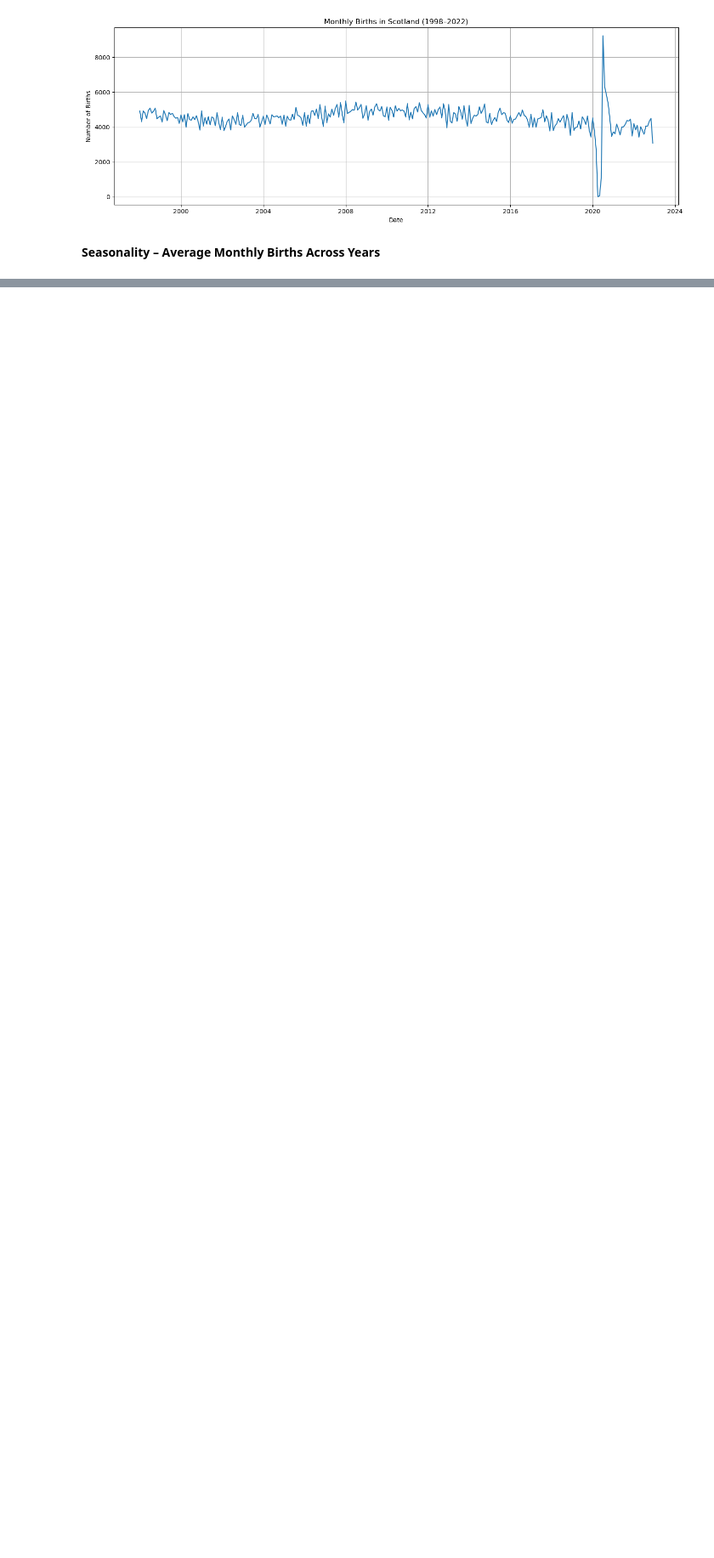
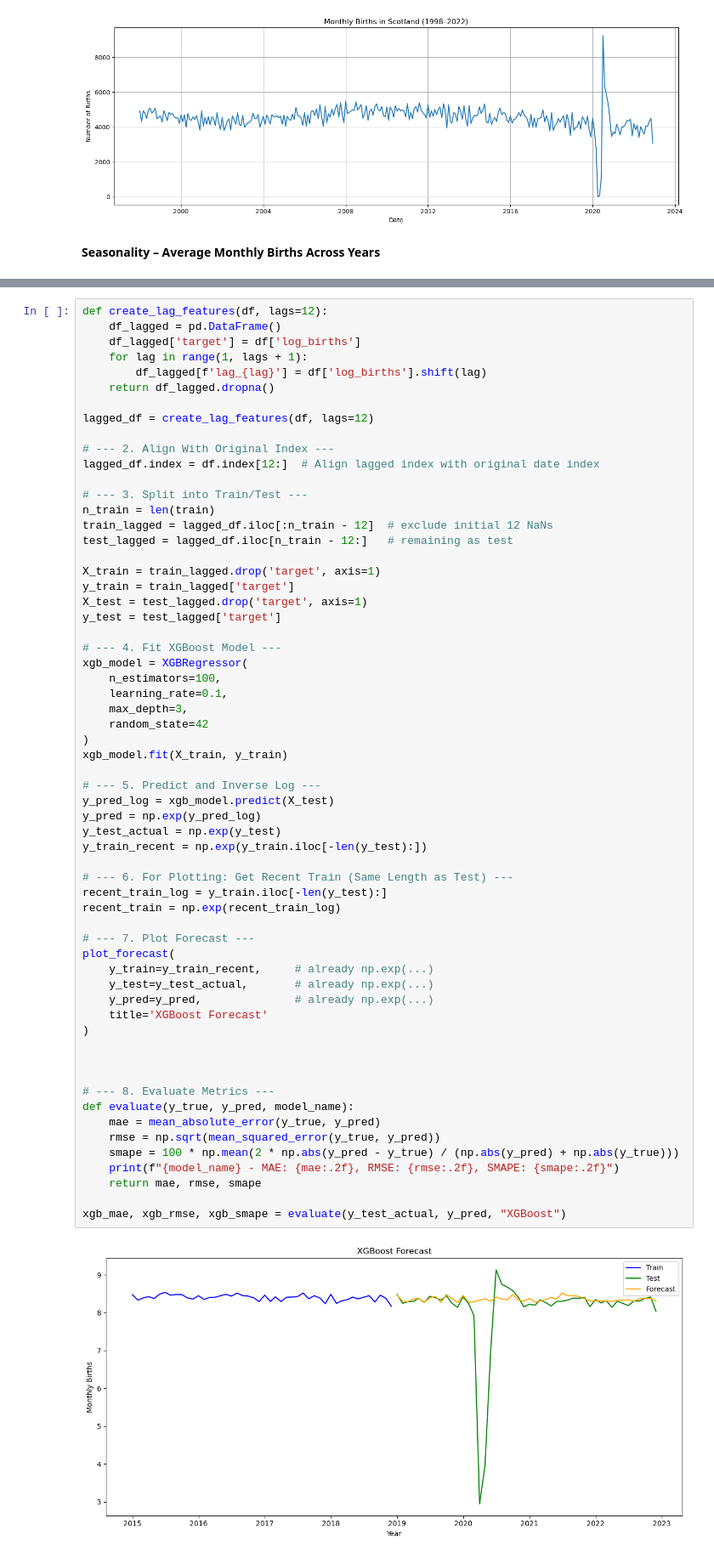
Before and after one commit to danisharain12/Scotland-Birth-rate-Forecasting-, a Jupyter notebook: Scotland’s Monthly Birth Rate Forecasting.ipynb, the cells around one changed output, grey strips where cells are left out. Shown: that part at 85% size. Saved outputs shown, nothing was run; the diff lists cells and outputs as text; blank space fills up the shorter version.

```diff
--- a/Scotland’s Monthly Birth Rate Forecasting.ipynb
+++ b/Scotland’s Monthly Birth Rate Forecasting.ipynb
@@ -999,0 +252,63 @@ if __name__ == "__main__":
+# %%
+def create_lag_features(df, lags=12):
+    df_lagged = pd.DataFrame()
+    df_lagged['target'] = df['log_births']
+    for lag in range(1, lags + 1):
+        df_lagged[f'lag_{lag}'] = df['log_births'].shift(lag)
+    return df_lagged.dropna()
+
+lagged_df = create_lag_features(df, lags=12)
+
+# --- 2. Align With Original Index ---
+lagged_df.index = df.index[12:]  # Align lagged index with original date index
+
+# --- 3. Split into Train/Test ---
+n_train = len(train)
+train_lagged = lagged_df.iloc[:n_train - 12]  # exclude initial 12 NaNs
+test_lagged = lagged_df.iloc[n_train - 12:]   # remaining as test
+
+X_train = train_lagged.drop('target', axis=1)
+y_train = train_lagged['target']
+X_test = test_lagged.drop('target', axis=1)
+y_test = test_lagged['target']
+
+# --- 4. Fit XGBoost Model ---
+xgb_model = XGBRegressor(
+    n_estimators=100,
+    learning_rate=0.1,
+    max_depth=3,
+    random_state=42
+)
+xgb_model.fit(X_train, y_train)
+
+# --- 5. Predict and Inverse Log ---
+y_pred_log = xgb_model.predict(X_test)
+y_pred = np.exp(y_pred_log)
+y_test_actual = np.exp(y_test)
+y_train_recent = np.exp(y_train.iloc[-len(y_test):])
+
+# --- 6. For Plotting: Get Recent Train (Same Length as Test) ---
+recent_train_log = y_train.iloc[-len(y_test):]
+recent_train = np.exp(recent_train_log)
+
+# --- 7. Plot Forecast ---
+plot_forecast(
+    y_train=y_train_recent,     # already np.exp(...)
+    y_test=y_test_actual,       # already np.exp(...)
+    y_pred=y_pred,              # already np.exp(...)
+    title='XGBoost Forecast'
+)
+
+
+
+# --- 8. Evaluate Metrics ---
+def evaluate(y_true, y_pred, model_name):
+    mae = mean_absolute_error(y_true, y_pred)
+    rmse = np.sqrt(mean_squared_error(y_true, y_pred))
+    smape = 100 * np.mean(2 * np.abs(y_pred - y_true) / (np.abs(y_pred) + np.abs(y_true)))
+    print(f"{model_name} - MAE: {mae:.2f}, RMSE: {rmse:.2f}, SMAPE: {smape:.2f}")
+    return mae, rmse, smape
+
+xgb_mae, xgb_rmse, xgb_smape = evaluate(y_test_actual, y_pred, "XGBoost")
+# %% [output]
+[figure, added]
```
Also changed, not shown: parts of 36 cells of this notebook.
